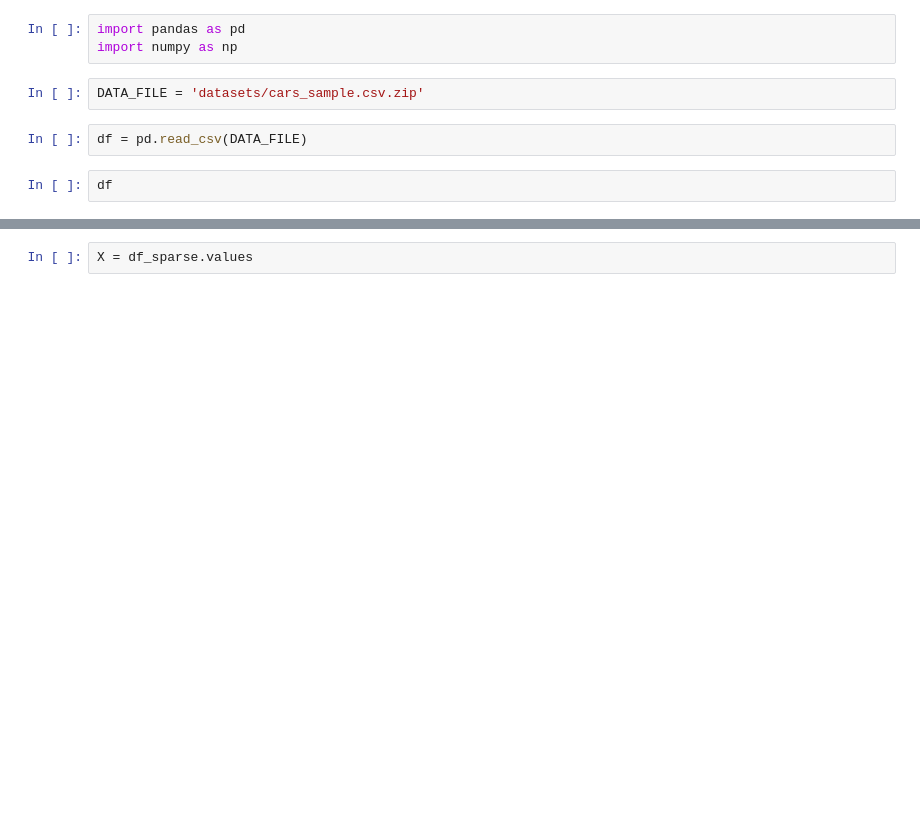
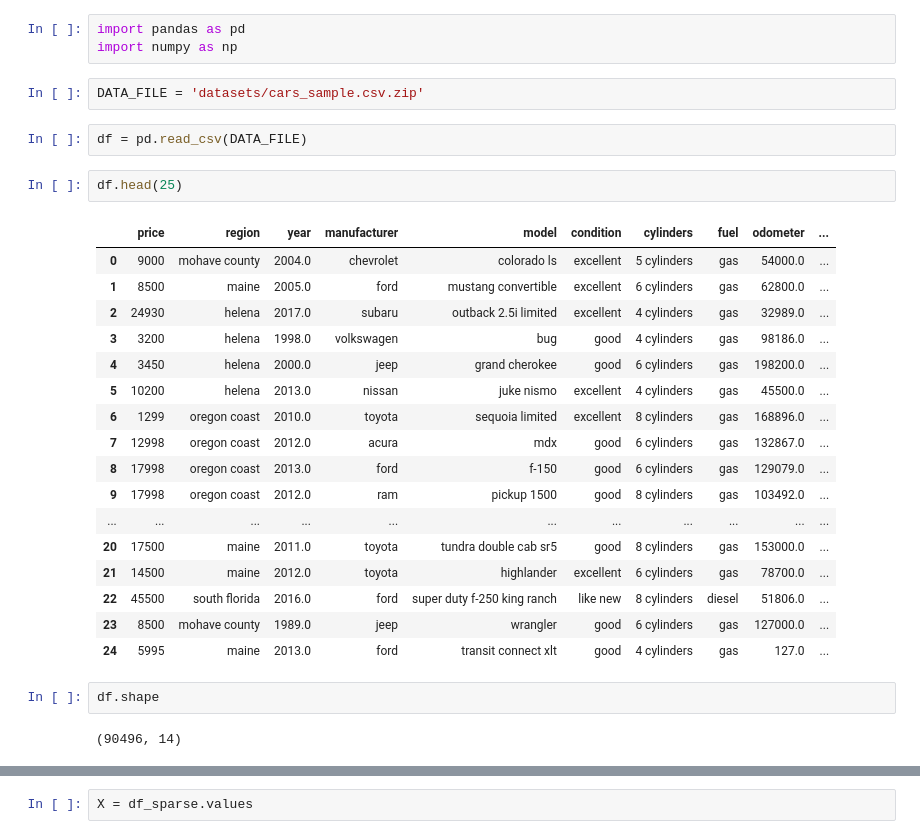
Before and after one commit to Lummetry/CFDS, a Jupyter notebook: seminar_base.ipynb, the cells around one changed output, grey strips where cells are left out. Cells and saved outputs as stored; diff of their text form; blank space fills up the shorter version.

```diff
--- a/seminar_base.ipynb
+++ b/seminar_base.ipynb
@@ -5,5 +5,27 @@ import numpy as np
 DATA_FILE = 'datasets/cars_sample.csv.zip'
 # %%
 df = pd.read_csv(DATA_FILE)
+# %%
+df.head(25)
+# %% [output]
+|  | price | region | year | manufacturer | model | condition | cylinders | fuel | odometer | ... |
+| 0 | 9000 | mohave county | 2004.0 | chevrolet | colorado ls | excellent | 5 cylinders | gas | 54000.0 | ... |
+| 1 | 8500 | maine | 2005.0 | ford | mustang convertible | excellent | 6 cylinders | gas | 62800.0 | ... |
+| 2 | 24930 | helena | 2017.0 | subaru | outback 2.5i limited | excellent | 4 cylinders | gas | 32989.0 | ... |
+| 3 | 3200 | helena | 1998.0 | volkswagen | bug | good | 4 cylinders | gas | 98186.0 | ... |
+| 4 | 3450 | helena | 2000.0 | jeep | grand cherokee | good | 6 cylinders | gas | 198200.0 | ... |
+| 5 | 10200 | helena | 2013.0 | nissan | juke nismo | excellent | 4 cylinders | gas | 45500.0 | ... |
+| 6 | 1299 | oregon coast | 2010.0 | toyota | sequoia limited | excellent | 8 cylinders | gas | 168896.0 | ... |
+| 7 | 12998 | oregon coast | 2012.0 | acura | mdx | good | 6 cylinders | gas | 132867.0 | ... |
+| 8 | 17998 | oregon coast | 2013.0 | ford | f-150 | good | 6 cylinders | gas | 129079.0 | ... |
+| 9 | 17998 | oregon coast | 2012.0 | ram | pickup 1500 | good | 8 cylinders | gas | 103492.0 | ... |
+| ... | ... | ... | ... | ... | ... | ... | ... | ... | ... | ... |
+| 20 | 17500 | maine | 2011.0 | toyota | tundra double cab sr5 | good | 8 cylinders | gas | 153000.0 | ... |
+| 21 | 14500 | maine | 2012.0 | toyota | highlander | excellent | 6 cylinders | gas | 78700.0 | ... |
+| 22 | 45500 | south florida | 2016.0 | ford | super duty f-250 king ranch | like new | 8 cylinders | diesel | 51806.0 | ... |
+| 23 | 8500 | mohave county | 1989.0 | jeep | wrangler | good | 6 cylinders | gas | 127000.0 | ... |
+| 24 | 5995 | maine | 2013.0 | ford | transit connect xlt | good | 4 cylinders | gas | 127.0 | ... |
 # %%
-df
+df.shape
+# %% [output]
+(90496, 14)
```
Also changed, not shown: parts of 27 cells of this notebook, 2 other files.
